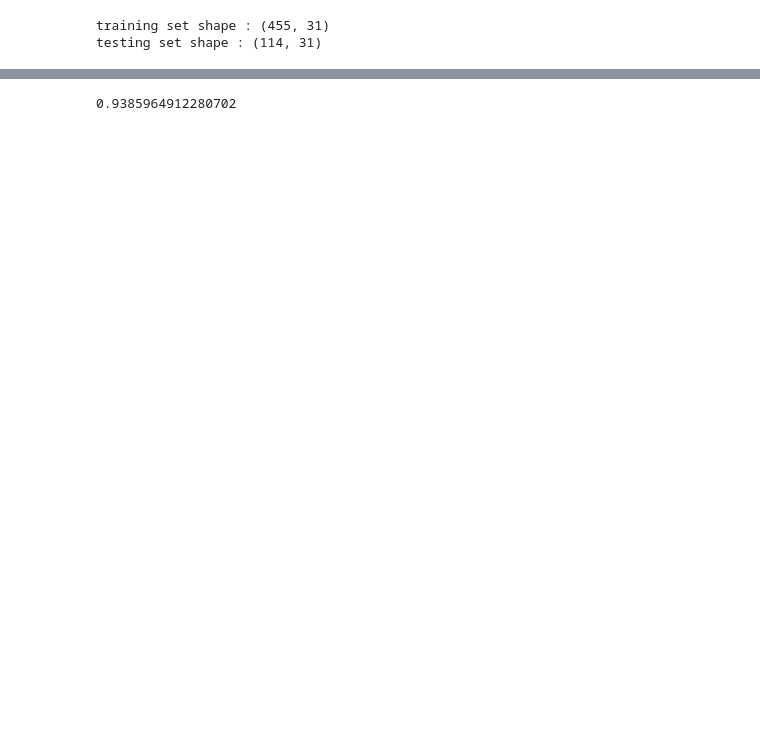
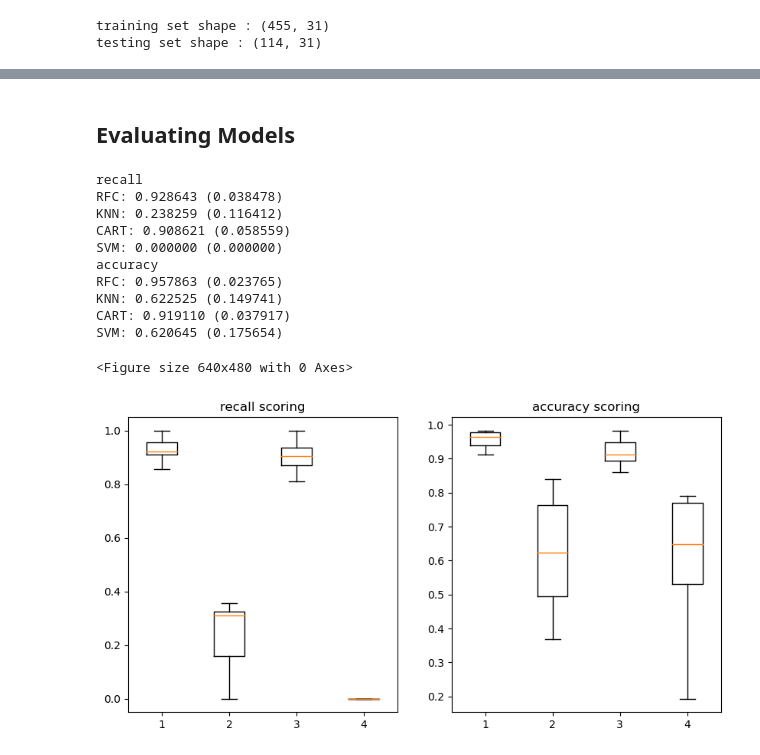
Before and after one commit to salahzaame/breast_cancer_prediction, a Jupyter notebook: cancer_pred.ipynb, the cells around one changed output, grey strips where cells are left out. Saved outputs shown, nothing was run; the diff lists cells and outputs as text; code cells hidden in the pictures; blank space fills up the shorter version.

Commit message:
evaluating and saving model

```diff
--- a/cancer_pred.ipynb
+++ b/cancer_pred.ipynb
@@ -181,9 +191,75 @@ testing set shape : (114, 31)
+# %% [markdown]
+## Evaluating Models
+# %%
+# importing libraries
+from sklearn.model_selection import cross_val_score , KFold
+from sklearn.metrics import f1_score , make_scorer
+from sklearn.svm import SVC , LinearSVC
+from sklearn.neighbors import KNeighborsClassifier
+from sklearn.tree import DecisionTreeClassifier
+from sklearn.ensemble import RandomForestClassifier
+models = []
+
+
+# models.append(('LinearSVC', LinearSVC()))
+models.append(('RFC',RandomForestClassifier()))
+models.append(('KNN', KNeighborsClassifier()))
+models.append(('CART',DecisionTreeClassifier()))
+models.append(('SVM', SVC()))
+# evaluate each model in turn
+results1 = []
+results2 = []
+names = []
+scoring1 = 'recall'
+print(scoring1)
+for name, model in models:
+    kfold = KFold(n_splits=10, random_state=None)
+    cv_results = cross_val_score(model, x, y, cv=kfold, scoring=scoring1)
+    results1.append(cv_results)
+    names.append(name)
+    msg = "%s: %f (%f)" % (name, cv_results.mean(), cv_results.std())
+    print(msg)
+# f1_scorer = make_scorer(f1_score)
+scoring2 = 'accuracy'
+print(scoring2)
+for name, model in models:
+    kfold = KFold(n_splits=10, random_state=None)
+    cv_results = cross_val_score(model, x, y, cv=kfold, scoring=scoring2)
+    results2.append(cv_results)
+    names.append(name)
+    msg = "%s: %f (%f)" % (name, cv_results.mean(), cv_results.std())
+    print(msg)
+# boxplot algorithms comparison
+fig = plt.figure()
+fig.suptitle('Algorithm Comparison')
+fig , ax = plt.subplots(nrows= 1 ,
+                        ncols=2,
+                        figsize = (10,5))
+ax[0].boxplot(results1);
+ax[1].boxplot(results2);
+# ax[0].set_xticklabels(names)
+ax[0].title.set_text(f'{scoring1} scoring')
+ax[1].title.set_text(f'{scoring2} scoring')
+# ax[1].set_xticklabels(names)
+plt.show()
+# %% [output]
+recall
+RFC: 0.928643 (0.038478)
+KNN: 0.238259 (0.116412)
+CART: 0.908621 (0.058559)
+SVM: 0.000000 (0.000000)
+accuracy
+RFC: 0.957863 (0.023765)
+KNN: 0.622525 (0.149741)
+CART: 0.919110 (0.037917)
+SVM: 0.620645 (0.175654)
+<Figure size 640x480 with 0 Axes>
+[figure, added]
 # %%
 #Testing Random Forest Classifier
 from sklearn.ensemble import RandomForestClassifier
 clf = RandomForestClassifier()
 #fitting the model to the train set
 clf.fit(x_train,y_train)
-clf.score(x_test,y_test)
+
+y_preds = clf.predict(x_test)
-# %% [output]
-0.9385964912280702
```
Also changed, not shown: parts of 9 cells of this notebook, 4 other files.
